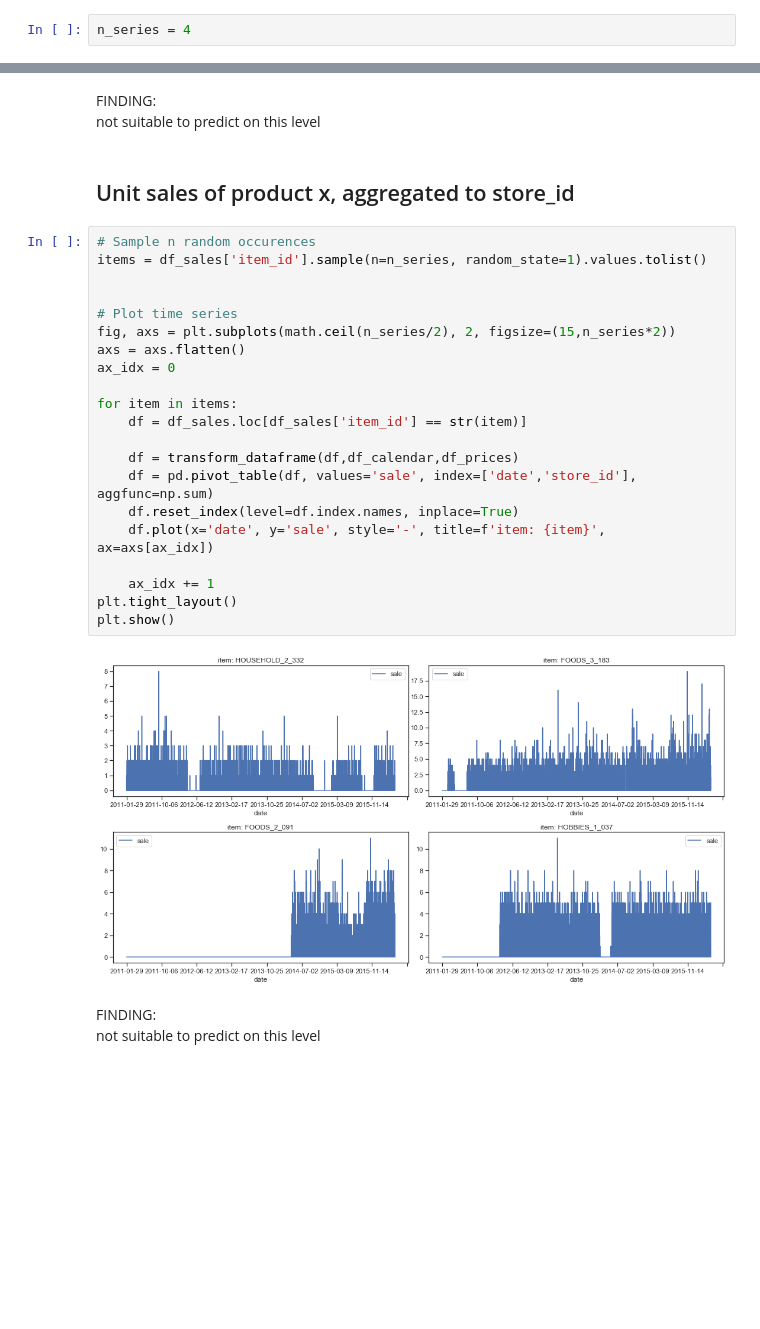
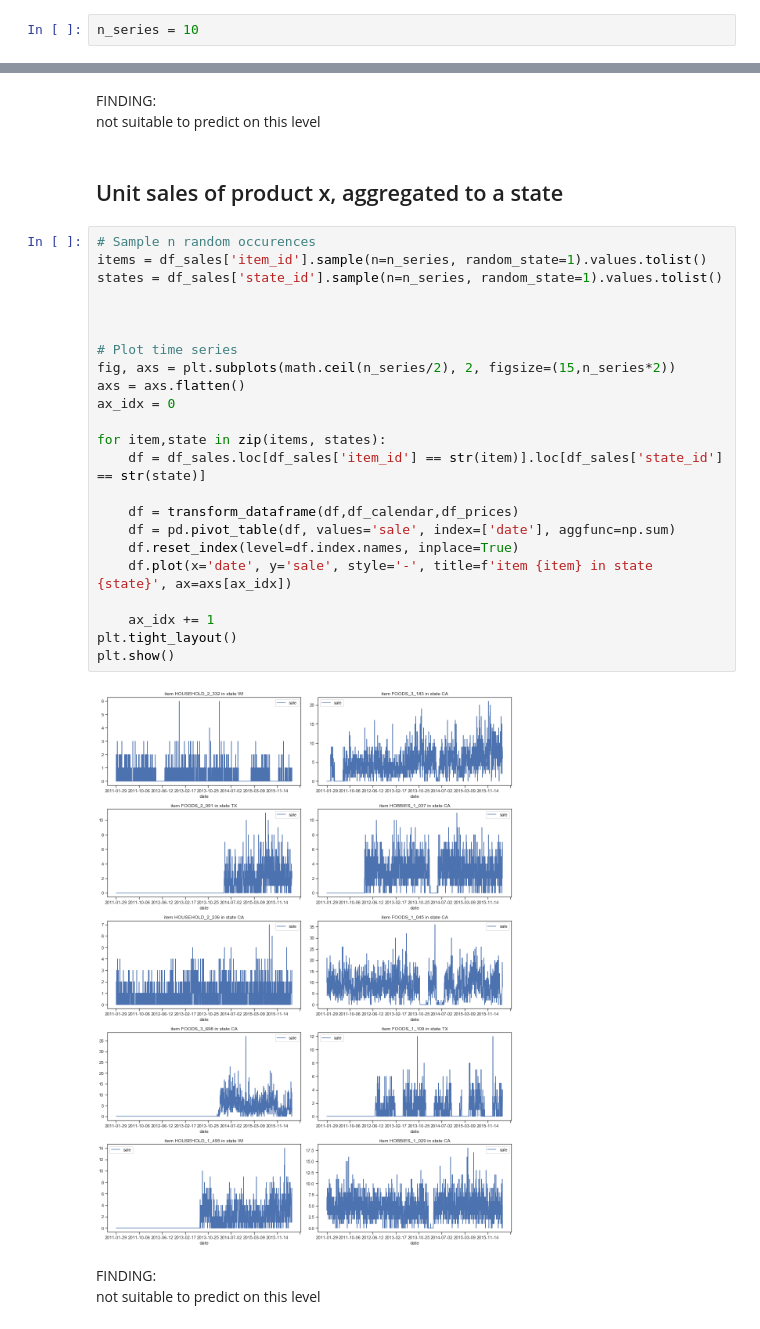
Before and after one commit to dominicdoerig/predicting-sales-data, a Jupyter notebook: m5_challenge/01_data_exploration.ipynb, the cells around one changed output, grey strips where cells are left out. Cells and saved outputs as stored; diff of their text form; blank space fills up the shorter version.

```diff
--- a/m5_challenge/01_data_exploration.ipynb
+++ b/m5_challenge/01_data_exploration.ipynb
@@ -209,5 +209,5 @@ transform_dataframe(df_sales.head(10), df_calendar, df_prices)
 # %% [markdown]
 # Plot Time Series of an item on different Levels
 # %%
-n_series = 4
+n_series = 10
 # %% [markdown]
@@ -237,30 +237,32 @@ plt.show()
 FINDING:
 not suitable to predict on this level
 # %% [markdown]
-## Unit sales of product x, aggregated to store_id
+## Unit sales of product x, aggregated to a state
 # %%
 # Sample n random occurences
 items = df_sales['item_id'].sample(n=n_series, random_state=1).values.tolist()
+states = df_sales['state_id'].sample(n=n_series, random_state=1).values.tolist()
+
 
 
 # Plot time series
 fig, axs = plt.subplots(math.ceil(n_series/2), 2, figsize=(15,n_series*2))
 axs = axs.flatten()
 ax_idx = 0
 
-for item in items:
-    df = df_sales.loc[df_sales['item_id'] == str(item)]
+for item,state in zip(items, states):
+    df = df_sales.loc[df_sales['item_id'] == str(item)].loc[df_sales['state_id'] == str(state)]
 
     df = transform_dataframe(df,df_calendar,df_prices)
-    df = pd.pivot_table(df, values='sale', index=['date','store_id'], aggfunc=np.sum)
+    df = pd.pivot_table(df, values='sale', index=['date'], aggfunc=np.sum)
     df.reset_index(level=df.index.names, inplace=True)
-    df.plot(x='date', y='sale', style='-', title=f'item: {item}', ax=axs[ax_idx])
+    df.plot(x='date', y='sale', style='-', title=f'item {item} in state {state}', ax=axs[ax_idx])
 
     ax_idx += 1
 plt.tight_layout()
 plt.show()
 # %% [output]
-[figure, old version]
+[figure, new version]
 # %% [markdown]
 FINDING:
 not suitable to predict on this level
```
Also changed, not shown: parts of 4 cells of this notebook.
